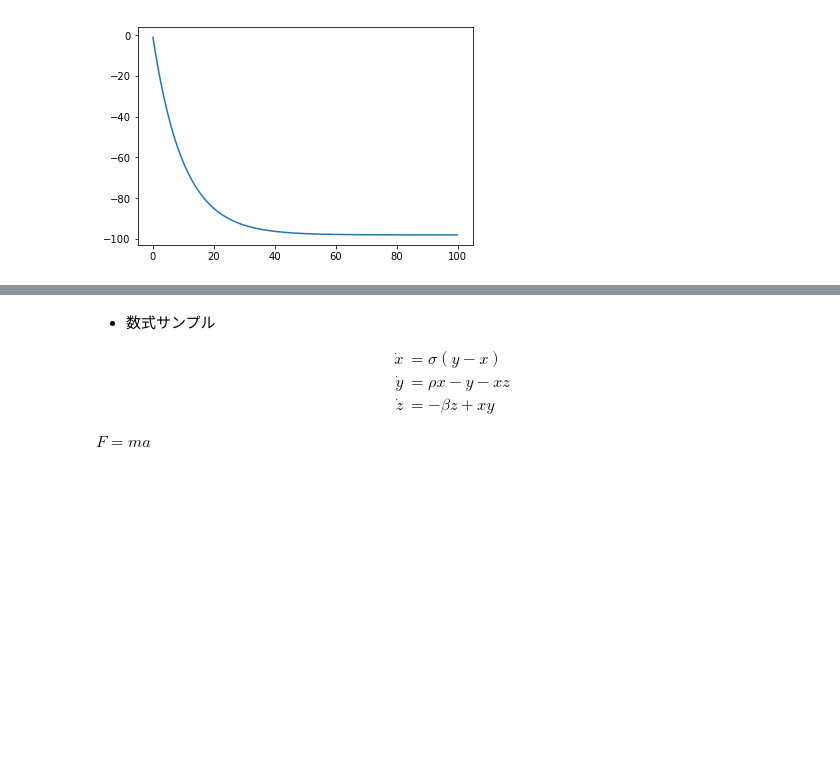
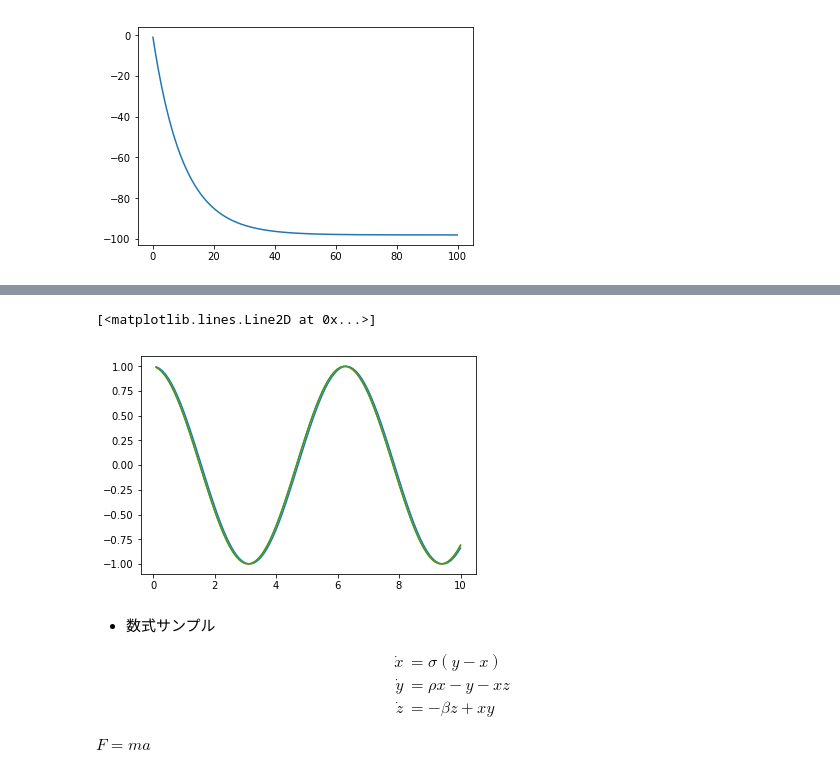
Before and after one commit to hono63/differential, a Jupyter notebook: Differential.ipynb, the cells around one changed output, grey strips where cells are left out. Cells and saved outputs as stored; diff of their text form; code cells hidden in the pictures; blank space fills up the shorter version.

```diff
--- a/Differential.ipynb
+++ b/Differential.ipynb
@@ -131,0 +153,21 @@ plt.plot(grapht, graphtex)
+# %%
+dt = 0.1
+t = 0.0
+Dsin = math.cos(0.0)
+Isin = math.cos(0.0)
+graphDsin = []
+graphIsin = []
+graphcos = []
+grapht = []
+for i in range(1,int(10.0/dt)+1):
+    if i % 1 != 0:
+        continue
+    t = t + dt
+    Isin = Isin - math.sin(t)*dt #積分
+    Dsin = (math.sin(t+dt) - math.sin(t)) / dt #微分
+    grapht.append(t)
+    graphDsin.append(Dsin)
+    graphIsin.append(Isin)
+    graphcos.append(math.cos(t))
+    if i % int(1.0/dt) == 0:
+        print("t:{0:.2f} Dsinx:{1:.2f}(Δ{2:.3f}) Isinx{3:.2f}(Δ{4:.3f}) trueCosX:{5:.2f}".format(t, Dsin, Dsin - math.cos(t), Isin, Isin - math.cos(t), math.cos(t) ) )
@@ -132,3 +185,10 @@ plt.plot(grapht, graphtex)
+# %%
+plt.plot(grapht, graphcos)
+plt.plot(grapht, graphDsin)
+plt.plot(grapht, graphIsin)
+# %% [output]
+[<matplotlib.lines.Line2D at 0x...>]
+[figure, added]
 # %% [markdown]
 - 数式サンプル
 
```
Also changed, not shown: parts of 5 cells of this notebook.
